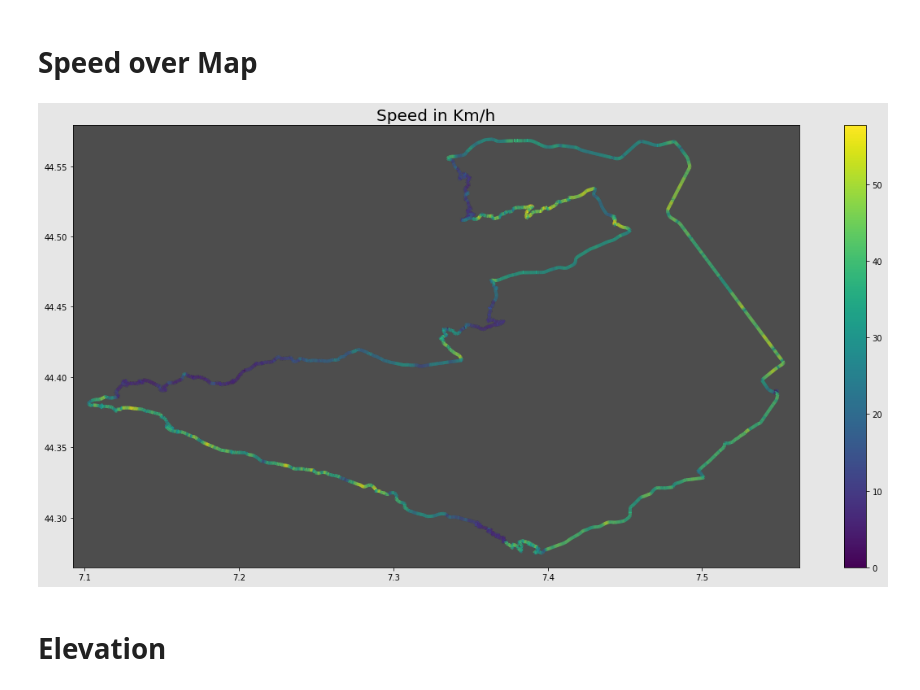
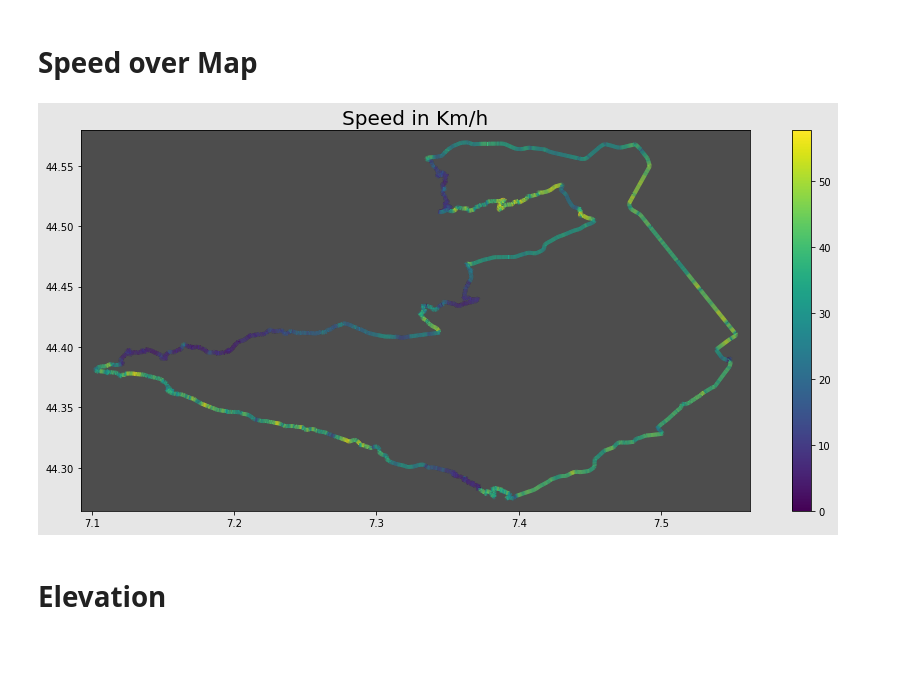
Before and after one commit to dantepawn/bike_speed_map, a Jupyter notebook: bike_race_analysis.ipynb, the cells around one changed output. Drawn from its saved outputs; the diff is of its cells as text; code cells hidden in the pictures; blank space fills up the shorter version.

```diff
--- a/bike_race_analysis.ipynb
+++ b/bike_race_analysis.ipynb
@@ -10,7 +10,7 @@ from matplotlib.collections import LineCollection
 from matplotlib.colors import ListedColormap, BoundaryNorm
 %matplotlib inline
 # %%
-cycling = pd.read_csv('/data/coppi.csv',header=2)
+cycling = pd.read_csv('./data/coppi.csv',header=2)
 # %%
 cycling.head()
 # %% [output]
@@ -62,7 +62,7 @@ Text(0.5, 1.0, 'Speed vs Heart Beats')
 # %% [markdown]
 ### Extract segments from gpx file
 # %%
-gpx_file = open('/data/coppi.gpx', 'r')
+gpx_file = open('./data/coppi.gpx', 'r')
 gpx = gpxpy.parse(gpx_file)
 lat = []
 lon = []
@@ -92,35 +92,35 @@ plt.plot(lon, lat, color = 'deepskyblue', lw = 1, alpha = 1)
 # %%
 x = np.array(lon)
 y = np.array(lat)
 dydx = np.array(speed)  # first derivative
 
 # Create a set of line segments so that we can color them individually
 # This creates the points as a N x 1 x 2 array so that we can stack points
 # together easily to get the segments. The segments array for line collection
 # needs to be (numlines) x (points per line) x 2 (for x and y)
 points = np.array([x, y]).T.reshape(-1, 1, 2)
 segments = np.concatenate([points[:-1], points[1:]], axis=1)
 
 
-fig = plt.figure(figsize=(20,10),facecolor = '0.9')
+fig = plt.figure(figsize=(15,7),facecolor = '0.9')
 axs = plt.axes(facecolor = '0.3')
 # Create a continuous norm to map from data points to colors
 norm = plt.Normalize(dydx.min(), dydx.max())
 lc = LineCollection(segments, cmap='viridis', norm=norm)
 
 lc.set_array(dydx)
 lc.set_linewidth(4)
 lc.set_alpha(1)
 line = axs.add_collection(lc)
 fig.colorbar(line, ax=axs)
 
 axs.set_xlim(x.min()-0.01, x.max()+0.01)
 axs.set_ylim(y.min()-0.01, y.max()+0.01)
 plt.title('Speed in Km/h' , fontsize = 20)
 
 plt.show()
 # %% [output]
-[figure, old version]
+[figure, new version]
 # %% [markdown]
 # Elevation
 # %%
```
Also changed, not shown: parts of 14 cells of this notebook, 2 other files.
